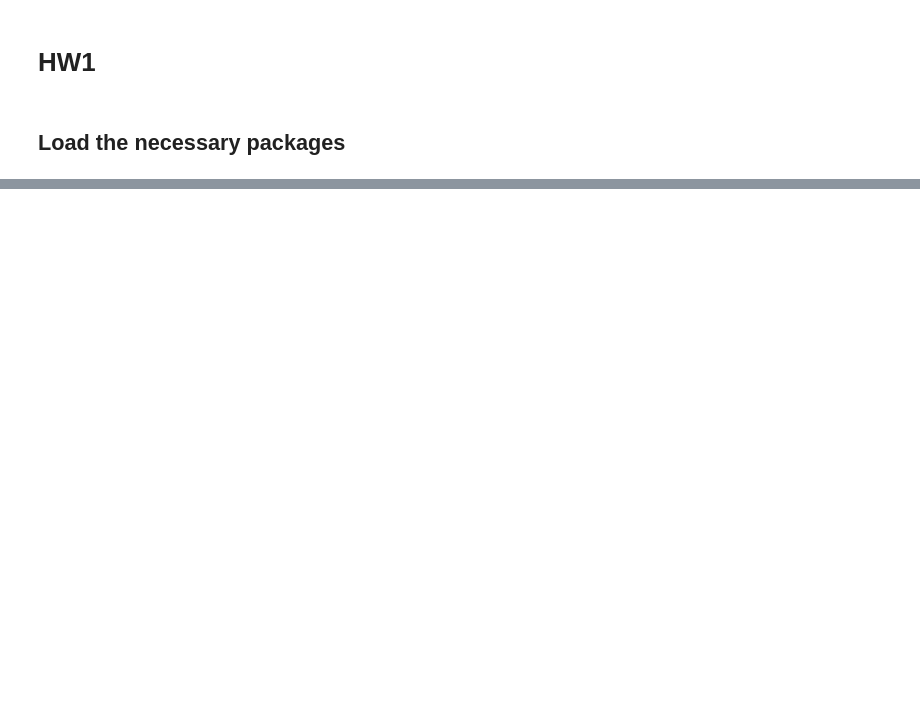
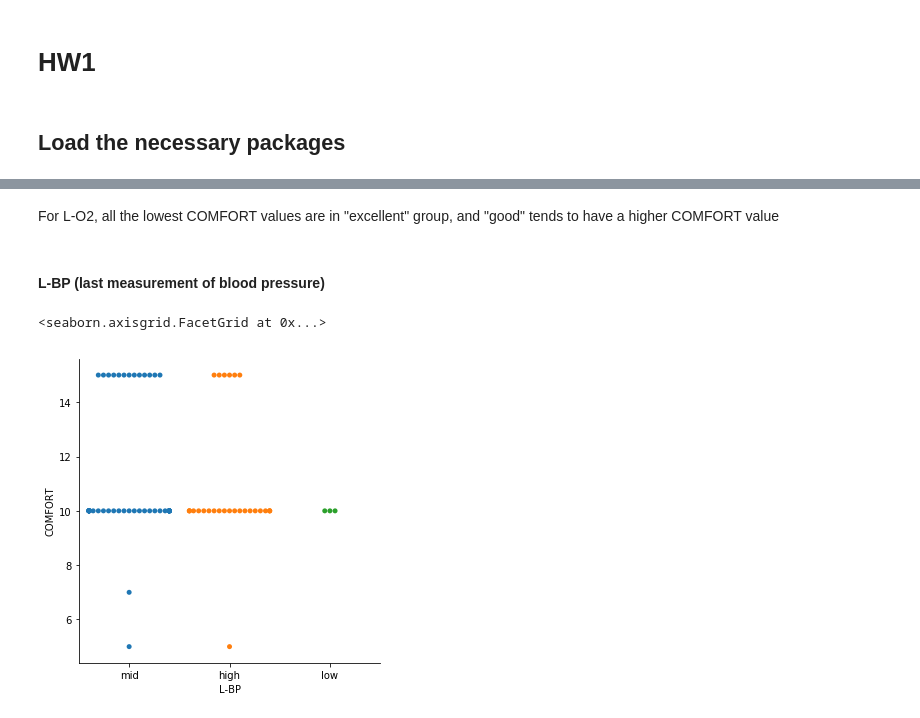
Before and after one commit to GalaxyDream/BioML, a Jupyter notebook: HW1/nbs/HW1.ipynb, the cells around one changed output, grey strips where cells are left out. Drawn from its saved outputs; the diff is of its cells as text; code cells hidden in the pictures; blank space fills up the shorter version.

```diff
--- a/HW1/nbs/HW1.ipynb
+++ b/HW1/nbs/HW1.ipynb
@@ -32,0 +83,9 @@ array([], dtype=[])
+# %% [markdown]
+For L-O2, all the lowest COMFORT values are in "excellent" group, and "good" tends to have a higher COMFORT value
+# %% [markdown]
+#### L-BP (last measurement of blood pressure)
+# %%
+sns.catplot(x = 'L-BP', y = 'COMFORT', kind = 'swarm', data = data_selected)
+# %% [output]
+<seaborn.axisgrid.FacetGrid at 0x...>
+[figure, added]
```
Also changed, not shown: parts of 91 cells of this notebook.
